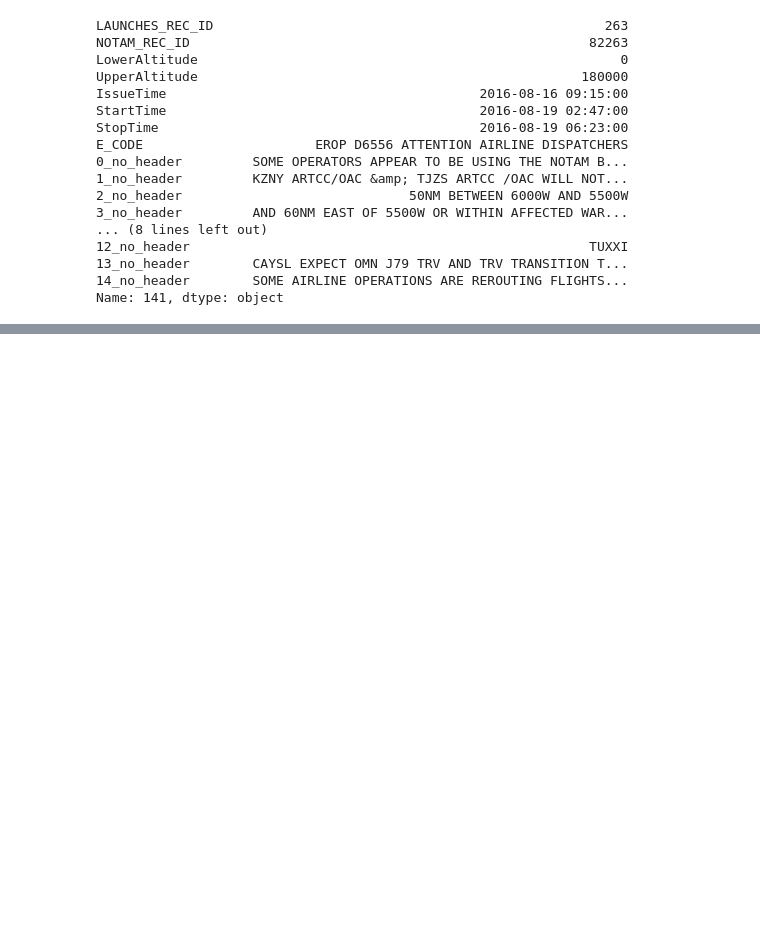
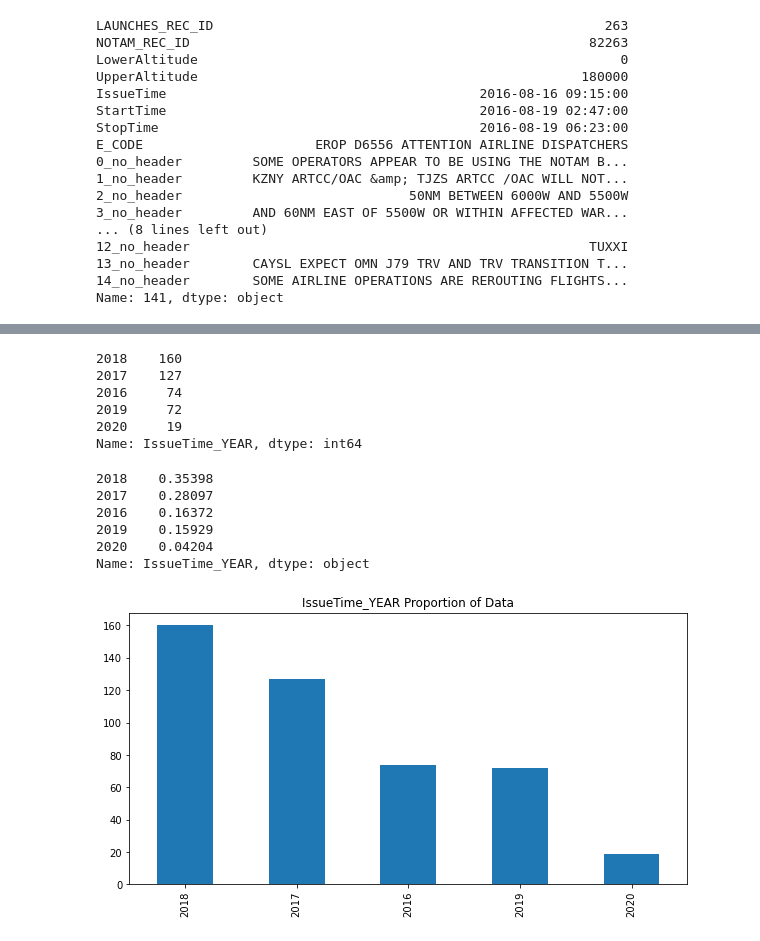
Before and after one commit to DAEN-Team-1/Final, a Jupyter notebook: human_annotated_notam_analysis.ipynb, the cells around one changed output, grey strips where cells are left out. Saved outputs shown, nothing was run; the diff lists cells and outputs as text; code cells hidden in the pictures; blank space fills up the shorter version.

```diff
--- a/human_annotated_notam_analysis.ipynb
+++ b/human_annotated_notam_analysis.ipynb
@@ -54,0 +326,27 @@ Name: 141, dtype: object
+# %%
+from datetime import datetime
+def convert_to_date(row):
+    try:
+        return datetime.strptime(row, '%Y-%m-%d %H:%M:%S')
+    except:
+        return row
+
+def get_year(row):
+    try:
+        return row.year
+    except:
+        return row
+
+def get_month(row):
+    try:
+        return row.month
+    except:
+        return row
+
+def get_day(row):
+    try:
+        return row.day
+    except:
+        return row
+# %%
+df['IssueTime'] = df['IssueTime'].apply(convert_to_date)
@@ -54,0 +383,4 @@ Name: 141, dtype: object
+# %%
+df['IssueTime_YEAR']  = df['IssueTime'].apply(get_year)
+df['IssueTime_MONTH'] = df['IssueTime'].apply(get_month)
+df['IssueTime_DAY']   = df['IssueTime'].apply(get_day)
@@ -54,0 +402,24 @@ Name: 141, dtype: object
+# %%
+df['IssueTime_YEAR'].value_counts(dropna=False)
+# %% [output]
+2018    160
+2017    127
+2016     74
+2019     72
+2020     19
+Name: IssueTime_YEAR, dtype: int64
+# %%
+df['IssueTime_YEAR'].value_counts(dropna=False, normalize=True).apply(lambda x: '%.5f' % x)
+# %% [output]
+2018    0.35398
+2017    0.28097
+2016    0.16372
+2019    0.15929
+2020    0.04204
+Name: IssueTime_YEAR, dtype: object
+# %%
+df['IssueTime_YEAR'].value_counts(dropna=False).plot(kind='bar',
+                                                     title='IssueTime_YEAR Proportion of Data',
+                                                     figsize=(10, 5));
+# %% [output]
+[figure, added]
```
Also changed, not shown: parts of 59 cells of this notebook.
